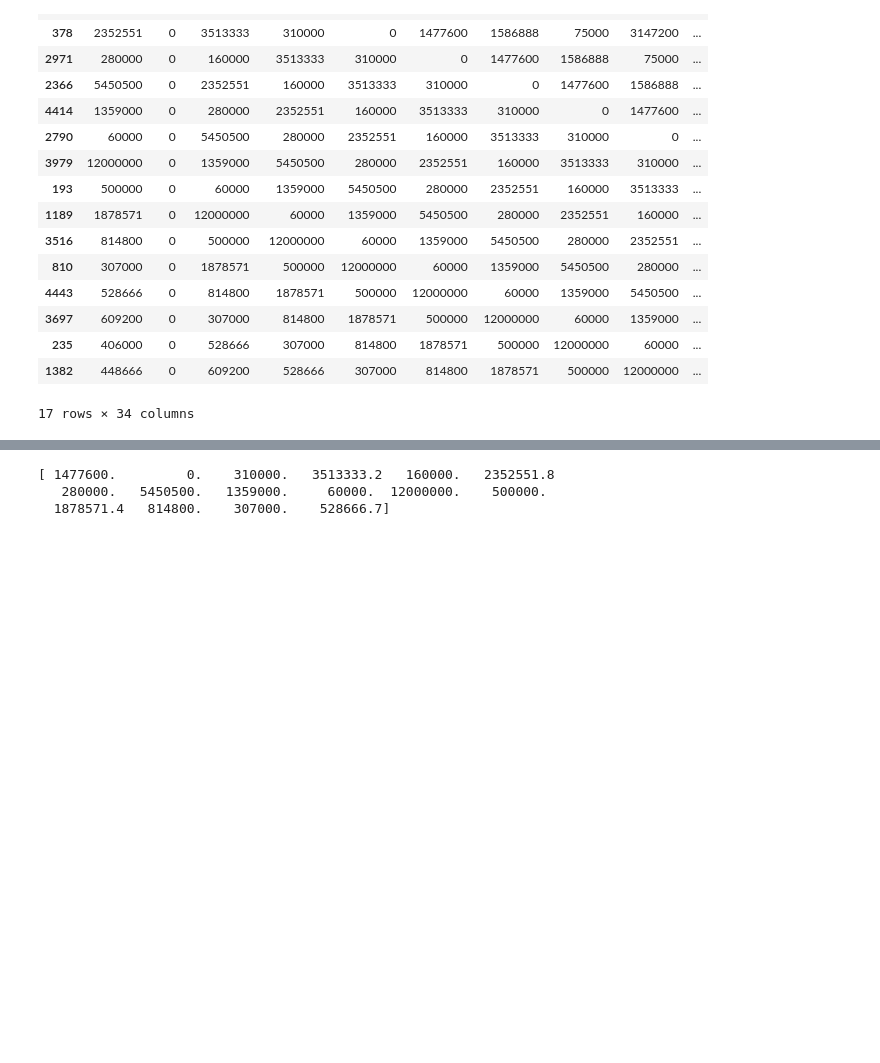
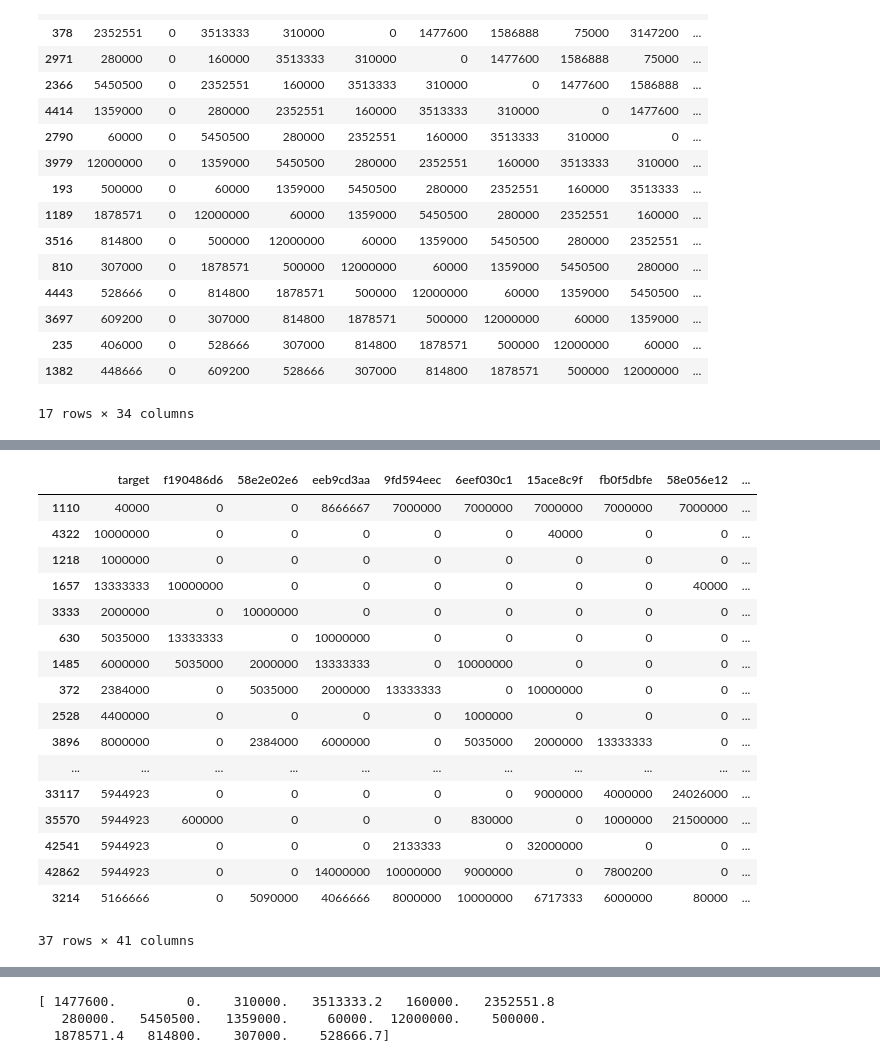
Before and after one commit to kqdmqx/kaggle-Santander-Value-Prediction-Challenge, a Jupyter notebook: 004-magic.ipynb, the cells around one changed output, grey strips where cells are left out. Cells and saved outputs as stored; diff of their text form; code cells hidden in the pictures; blank space fills up the shorter version.

```diff
--- a/004-magic.ipynb
+++ b/004-magic.ipynb
@@ -165,0 +661,33 @@ train.loc[rows, columns].astype("int")
+# %%
+def count_tail(arr):
+    # print(arr)
+    result = 0
+    for x in reversed(arr):
+        if x == 7000000.0:
+            result += 1
+        else:
+            break
+    return result
+
+part = train_test[train_test["0ff32eb98"] == 7000000.0][columns].copy()
+new_rows = [x for x in reversed(list(part.apply(tuple, axis=1).apply(count_tail).sort_values().index))]
+train_test.loc[new_rows, columns[1:]].astype("int")
+# %% [output]
+|  | target | f190486d6 | 58e2e02e6 | eeb9cd3aa | 9fd594eec | 6eef030c1 | 15ace8c9f | fb0f5dbfe | 58e056e12 | ... |
+| 1110 | 40000 | 0 | 0 | 8666667 | 7000000 | 7000000 | 7000000 | 7000000 | 7000000 | ... |
+| 4322 | 10000000 | 0 | 0 | 0 | 0 | 0 | 40000 | 0 | 0 | ... |
+| 1218 | 1000000 | 0 | 0 | 0 | 0 | 0 | 0 | 0 | 0 | ... |
+| 1657 | 13333333 | 10000000 | 0 | 0 | 0 | 0 | 0 | 0 | 40000 | ... |
+| 3333 | 2000000 | 0 | 10000000 | 0 | 0 | 0 | 0 | 0 | 0 | ... |
+| 630 | 5035000 | 13333333 | 0 | 10000000 | 0 | 0 | 0 | 0 | 0 | ... |
+| 1485 | 6000000 | 5035000 | 2000000 | 13333333 | 0 | 10000000 | 0 | 0 | 0 | ... |
+| 372 | 2384000 | 0 | 5035000 | 2000000 | 13333333 | 0 | 10000000 | 0 | 0 | ... |
+| 2528 | 4400000 | 0 | 0 | 0 | 0 | 1000000 | 0 | 0 | 0 | ... |
+| 3896 | 8000000 | 0 | 2384000 | 6000000 | 0 | 5035000 | 2000000 | 13333333 | 0 | ... |
+| ... | ... | ... | ... | ... | ... | ... | ... | ... | ... | ... |
+| 33117 | 5944923 | 0 | 0 | 0 | 0 | 0 | 9000000 | 4000000 | 24026000 | ... |
+| 35570 | 5944923 | 600000 | 0 | 0 | 0 | 830000 | 0 | 1000000 | 21500000 | ... |
+| 42541 | 5944923 | 0 | 0 | 0 | 2133333 | 0 | 32000000 | 0 | 0 | ... |
+| 42862 | 5944923 | 0 | 0 | 14000000 | 10000000 | 9000000 | 0 | 7800200 | 0 | ... |
+| 3214 | 5166666 | 0 | 5090000 | 4066666 | 8000000 | 10000000 | 6717333 | 6000000 | 80000 | ... |
+37 rows × 41 columns
```
Also changed, not shown: parts of 42 cells of this notebook.
